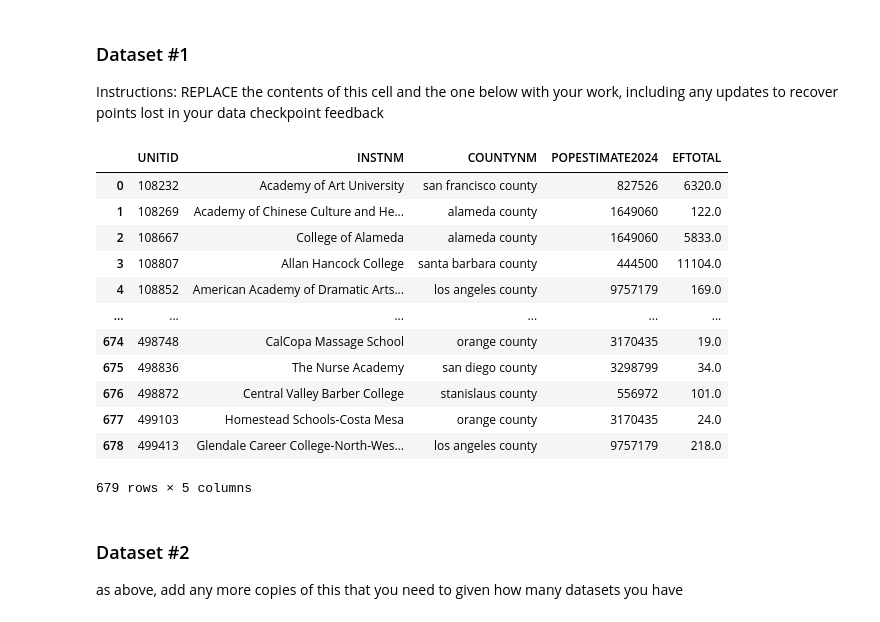
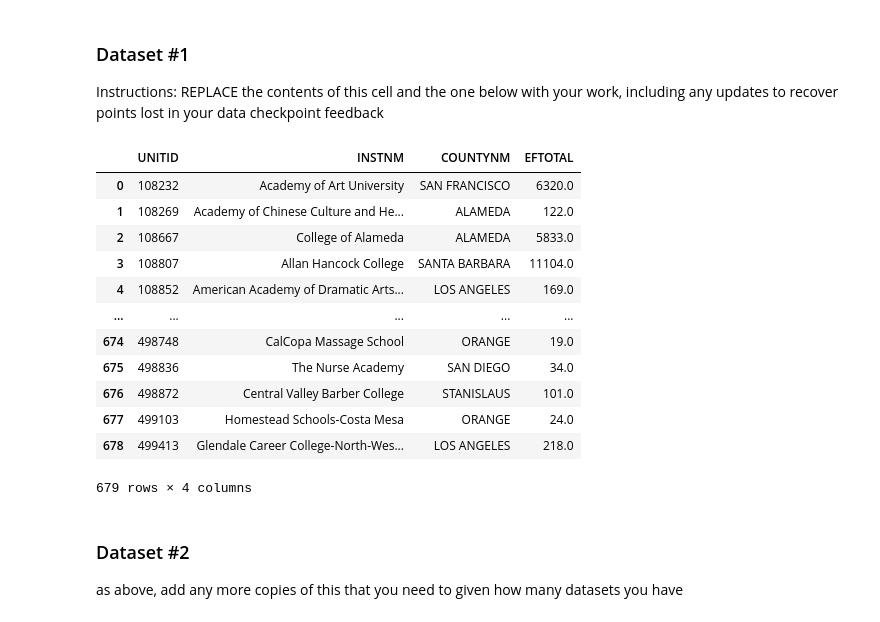
Before and after one commit to COGS108/Group045_WI26, a Jupyter notebook: 02-EDACheckpoint.ipynb, the cells around one changed output. Saved outputs shown, nothing was run; the diff lists cells and outputs as text; code cells hidden in the pictures.

```diff
--- a/02-EDACheckpoint.ipynb
+++ b/02-EDACheckpoint.ipynb
@@ -97,46 +101,38 @@ import pandas as pd
 # %%
-#dataset with school metadata, county_population,
-ca_pop = pd.read_csv("./data/02-processed/sub-est2024_6_Wrangled.csv")
-ca_pop = ca_pop.loc[ca_pop["SUMLEV"] == 50]
-ca_pop = ca_pop[["NAME", "POPESTIMATE2024"]]
-ca_pop["NAME"] = ca_pop["NAME"].str.lower()
+#dataset with school name, county name, enrollment total
 
 hd2324 = pd.read_csv("./data/02-processed/HD23-24_Wrangled.csv")
 hd2324 = hd2324.loc[hd2324["STABBR"] == "CA",:]
 hd2324["COUNTYNM"] = hd2324["COUNTYNM"].str.lower()
 hd2324
 
-school_meta_data = pd.merge(hd2324, ca_pop,
-                  how="left",
-                  left_on="COUNTYNM",
-                  right_on="NAME")
-school_meta_data = school_meta_data.drop(["Unnamed: 0", "ADDR", "CITY", "STABBR", "ZIP","NAME"], axis=1)
-school_meta_data = school_meta_data.rename({"POPESTIMATE2024": "County_pop_2024"})
+
+UNITID_2024_local_county_pop = hd2324.drop(["Unnamed: 0", "ADDR", "CITY", "STABBR", "ZIP"], axis=1)
 
 student_pop = pd.read_csv("./data/02-processed/EF23-24_Wrangled.csv")
-# EFLEVEL code 10 is for general student population regardless of level
+# EFLEVEl code 10 is for all students regardless of education level
 student_pop = student_pop.loc[student_pop["EFLEVEL"] == 10,:].drop(["Unnamed: 0", "EFLEVEL"], axis=1)
-student_pop
 
-school_meta_data = pd.merge(school_meta_data, student_pop,
-                                        how="left",
-                                        on="UNITID")
-
+school_meta_data = pd.merge(UNITID_2024_local_county_pop, student_pop,
+                            how="left",
+                            on="UNITID")
+school_meta_data["COUNTYNM"] = school_meta_data["COUNTYNM"].str.upper().str[:-7]
+school_meta_data = school_meta_data
 school_meta_data
 # %% [output]
-|  | UNITID | INSTNM | COUNTYNM | POPESTIMATE2024 | EFTOTAL |
-| 0 | 108232 | Academy of Art University | san francisco county | 827526 | 6320.0 |
-| 1 | 108269 | Academy of Chinese Culture and He... | alameda county | 1649060 | 122.0 |
-| 2 | 108667 | College of Alameda | alameda county | 1649060 | 5833.0 |
-| 3 | 108807 | Allan Hancock College | santa barbara county | 444500 | 11104.0 |
-| 4 | 108852 | American Academy of Dramatic Arts... | los angeles county | 9757179 | 169.0 |
-| ... | ... | ... | ... | ... | ... |
-| 674 | 498748 | CalCopa Massage School | orange county | 3170435 | 19.0 |
-| 675 | 498836 | The Nurse Academy | san diego county | 3298799 | 34.0 |
-| 676 | 498872 | Central Valley Barber College | stanislaus county | 556972 | 101.0 |
-| 677 | 499103 | Homestead Schools-Costa Mesa | orange county | 3170435 | 24.0 |
-| 678 | 499413 | Glendale Career College-North-Wes... | los angeles county | 9757179 | 218.0 |
+|  | UNITID | INSTNM | COUNTYNM | EFTOTAL |
+| 0 | 108232 | Academy of Art University | SAN FRANCISCO | 6320.0 |
+| 1 | 108269 | Academy of Chinese Culture and He... | ALAMEDA | 122.0 |
+| 2 | 108667 | College of Alameda | ALAMEDA | 5833.0 |
+| 3 | 108807 | Allan Hancock College | SANTA BARBARA | 11104.0 |
+| 4 | 108852 | American Academy of Dramatic Arts... | LOS ANGELES | 169.0 |
+| ... | ... | ... | ... | ... |
+| 674 | 498748 | CalCopa Massage School | ORANGE | 19.0 |
+| 675 | 498836 | The Nurse Academy | SAN DIEGO | 34.0 |
+| 676 | 498872 | Central Valley Barber College | STANISLAUS | 101.0 |
+| 677 | 499103 | Homestead Schools-Costa Mesa | ORANGE | 24.0 |
+| 678 | 499413 | Glendale Career College-North-Wes... | LOS ANGELES | 218.0 |
-679 rows × 5 columns
+679 rows × 4 columns
 # %% [markdown]
 ### Dataset #2
  as above, add any more copies of this that you need to given how many datasets you have
```
Also changed, not shown: parts of 10 cells of this notebook.
